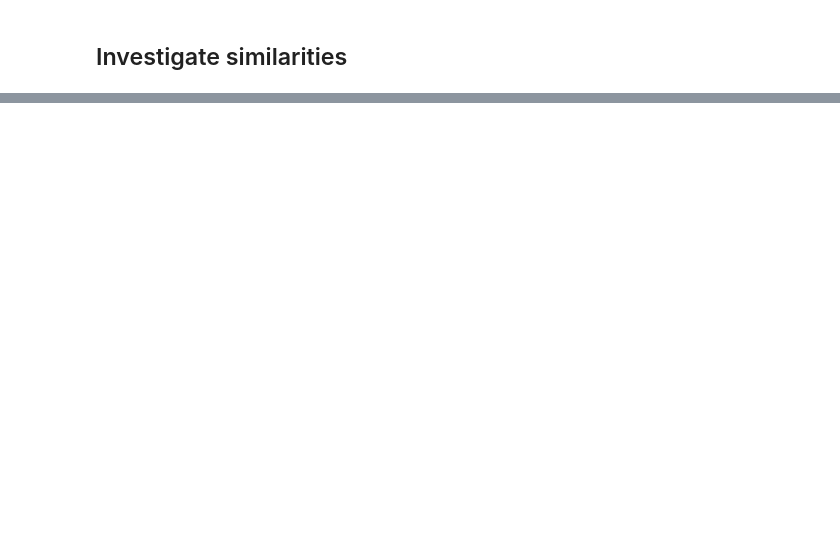
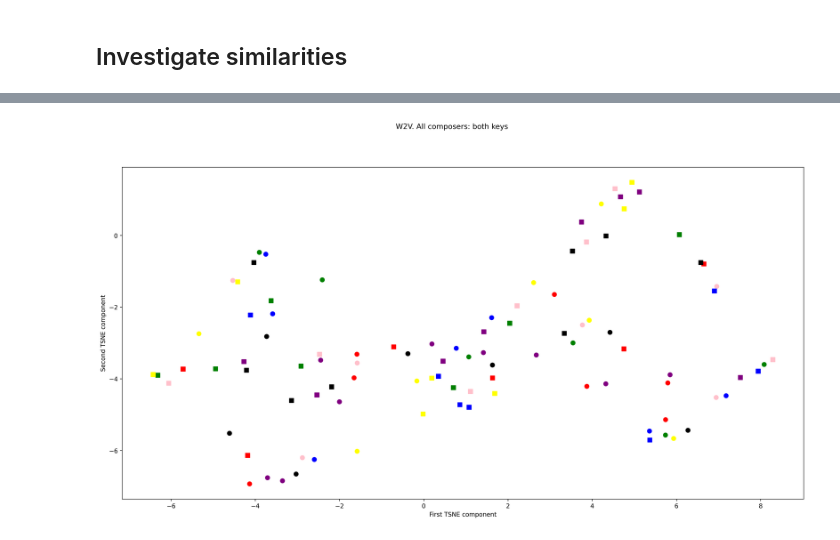
Before and after one commit to elianzuoni/ml_project2, a Jupyter notebook: ML_chord.ipynb, the cells around one changed output, grey strips where cells are left out. Saved outputs shown, nothing was run; the diff lists cells and outputs as text; code cells hidden in the pictures; blank space fills up the shorter version.

```diff
--- a/ML_chord.ipynb
+++ b/ML_chord.ipynb
@@ -91,0 +148,5 @@ def all_in_one(composers, key_mode = 'both', min_count = 10, size = 20, window=2
+# %%
+all_in_one(all_composers, key_mode = 'both', min_count = 10, size = 20, window=6, sg=0,
+               dimred_method = 'TSNE', draw_grath=True, print_similarities= False)
+# %% [output]
+[figure, added]
```
Also changed, not shown: parts of 9 cells of this notebook, 1 other file.
